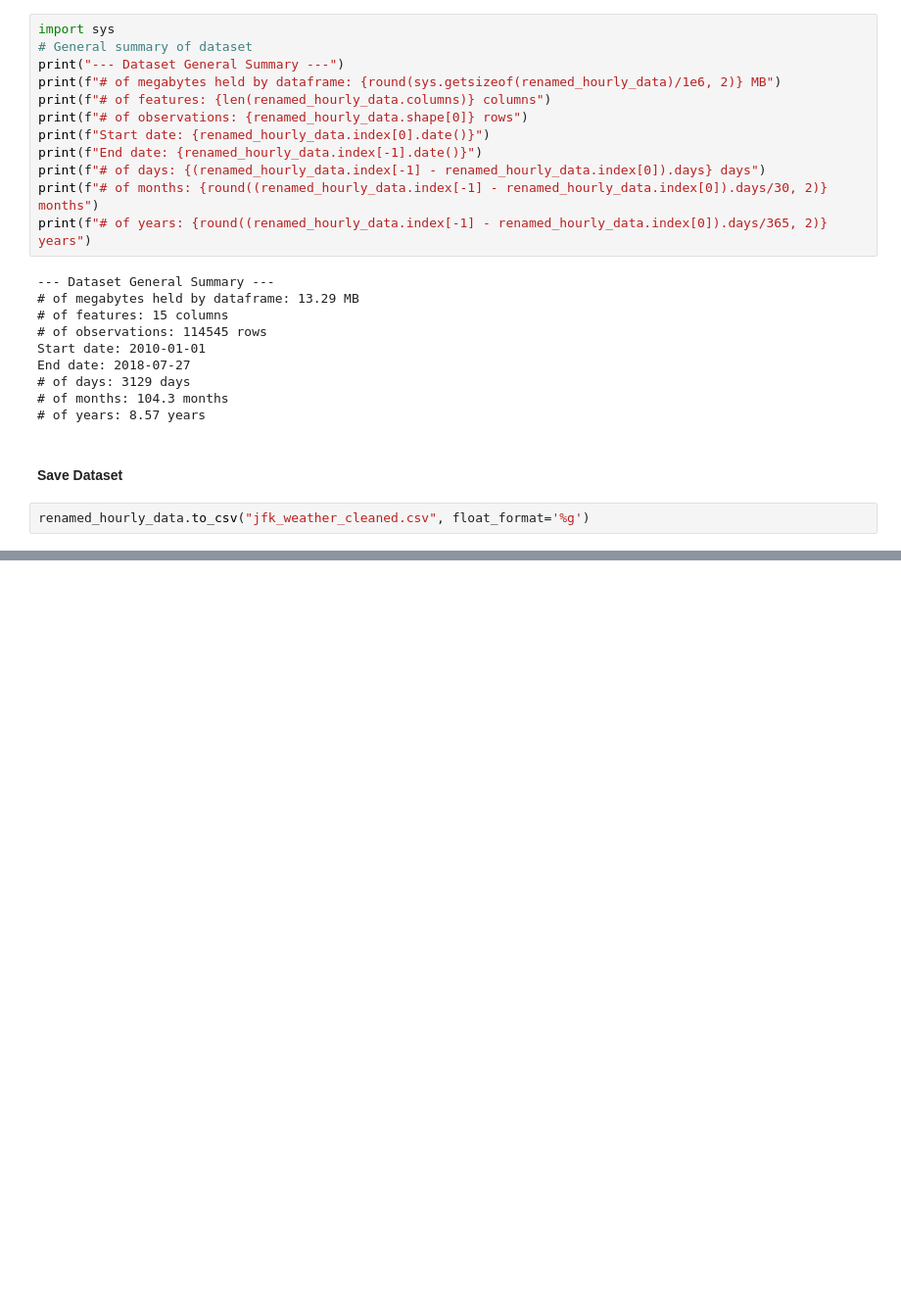
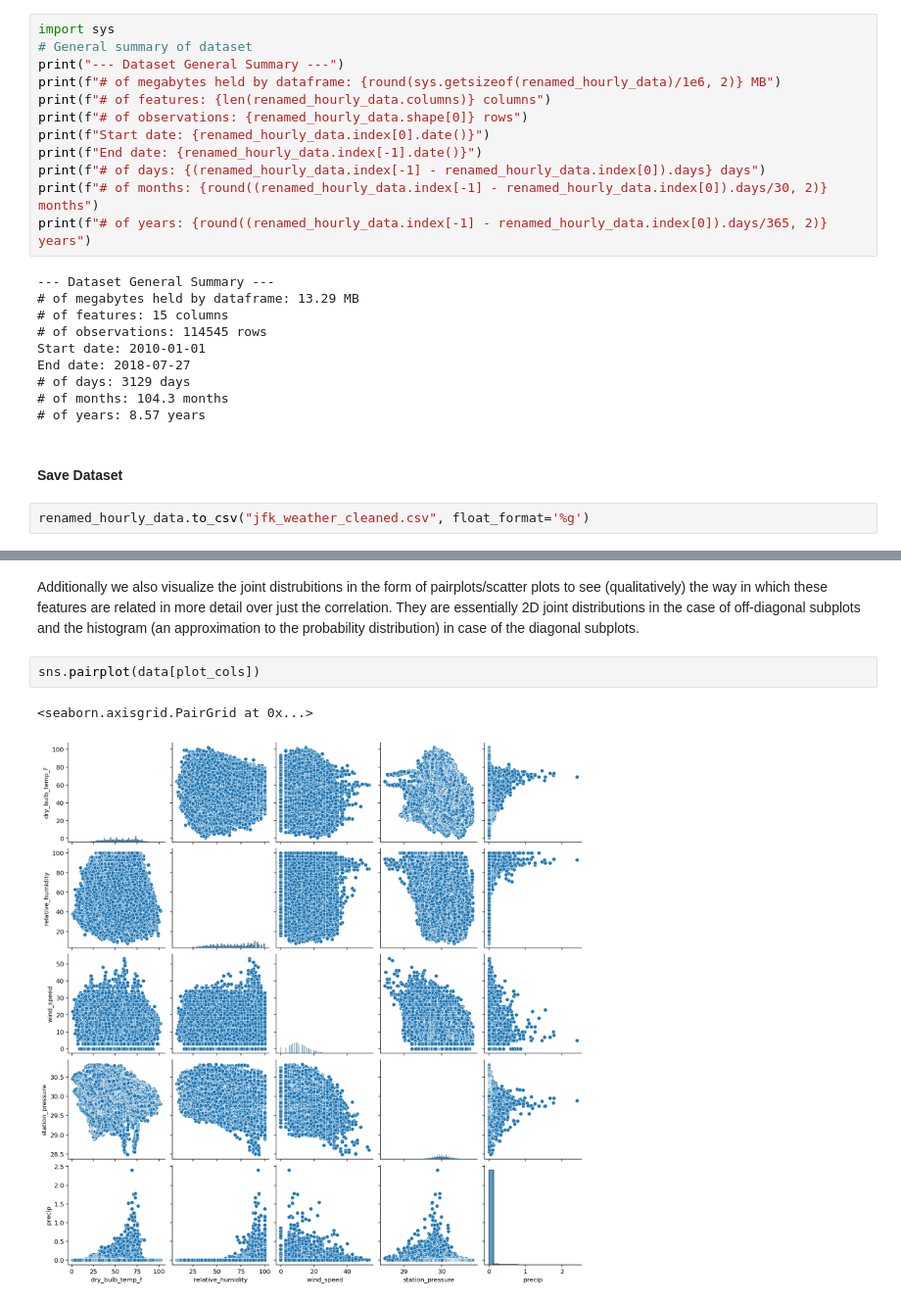
Before and after one commit to azharfachrezi/NOOA-Weather-Data-Analysis---JFK-Airport-New-York-, a Jupyter notebook: weather_data_analysis.ipynb, the cells around one changed output, grey strips where cells are left out. Shown at 98% size. Cells and saved outputs as stored; diff of their text form; blank space fills up the shorter version.

```diff
--- a/weather_data_analysis.ipynb
+++ b/weather_data_analysis.ipynb
@@ -411,0 +470,7 @@ renamed_hourly_data.to_csv("jfk_weather_cleaned.csv", float_format='%g')
+# %% [markdown]
+Additionally we also visualize the joint distrubitions in the form of pairplots/scatter plots to see (qualitatively) the way in which these features are related in more detail over just the correlation. They are essentially 2D joint distributions in the case of off-diagonal subplots and the histogram (an approximation to the probability distribution) in case of the diagonal subplots.
+# %%
+sns.pairplot(data[plot_cols])
+# %% [output]
+<seaborn.axisgrid.PairGrid at 0x...>
+[figure, added]
```
Also changed, not shown: parts of 11 cells of this notebook.
